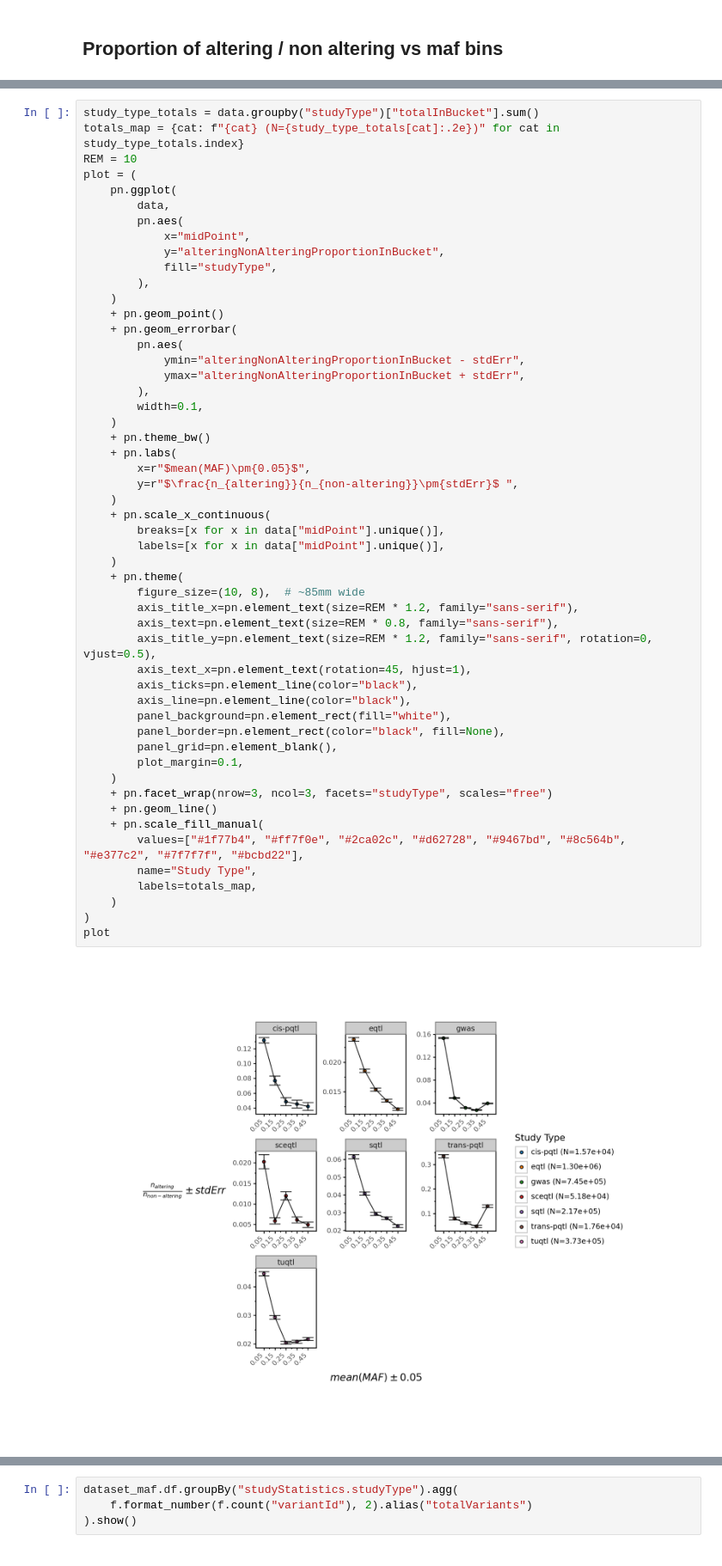
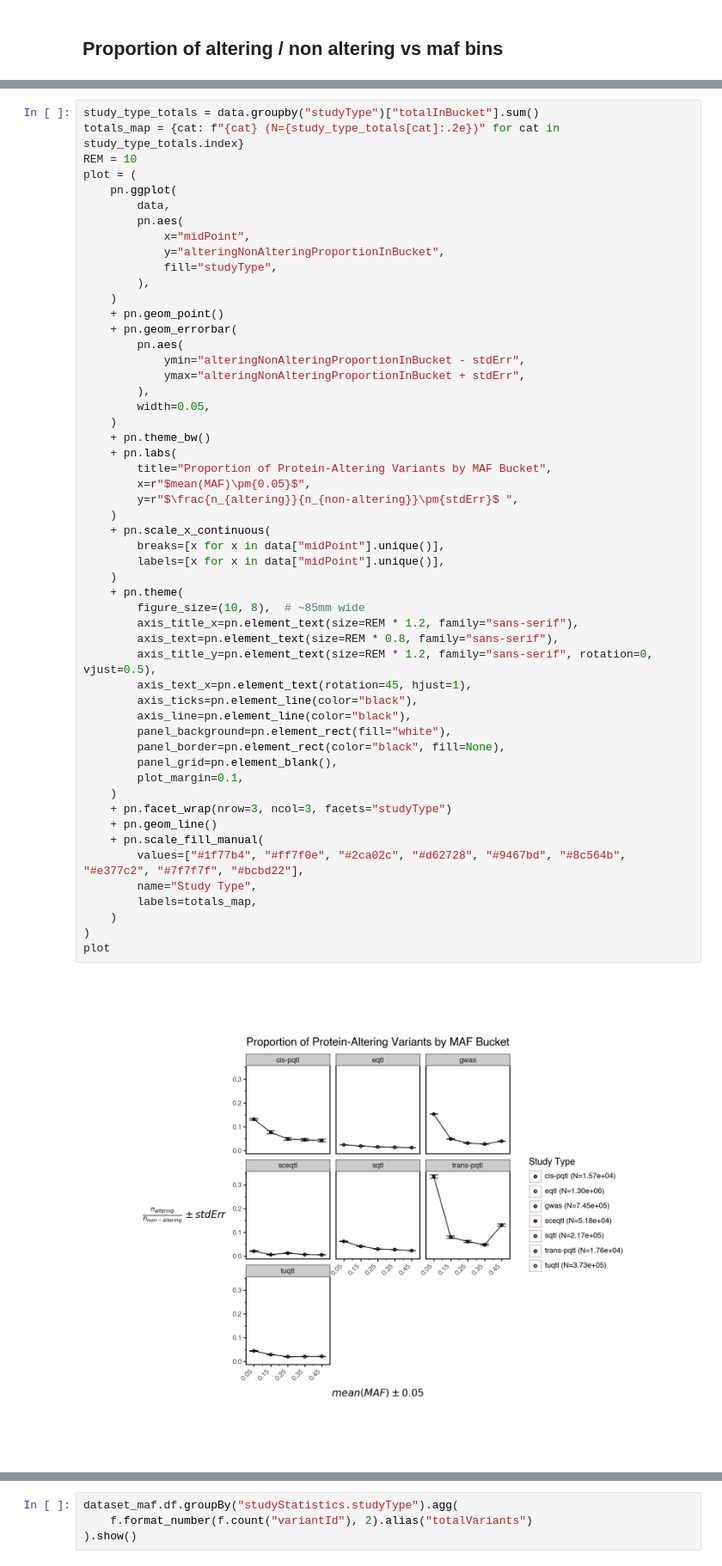
Before and after one commit to opentargets/Gentropy-manuscript, a Jupyter notebook: chapters/in_silico_effect_prediction/04_variant_functional_consequence.ipynb, the cells around one changed output, grey strips where cells are left out. Shown at 86% size. Drawn from its saved outputs; the diff is of its cells as text.

```diff
--- a/chapters/in_silico_effect_prediction/04_variant_functional_consequence.ipynb
+++ b/chapters/in_silico_effect_prediction/04_variant_functional_consequence.ipynb
@@ -177,38 +171,39 @@ plot = (
             ymin="alteringNonAlteringProportionInBucket - stdErr",
             ymax="alteringNonAlteringProportionInBucket + stdErr",
         ),
-        width=0.1,
+        width=0.05,
     )
     + pn.theme_bw()
     + pn.labs(
+        title="Proportion of Protein-Altering Variants by MAF Bucket",
         x=r"$mean(MAF)\pm{0.05}$",
         y=r"$\frac{n_{altering}}{n_{non-altering}}\pm{stdErr}$ ",
     )
     + pn.scale_x_continuous(
         breaks=[x for x in data["midPoint"].unique()],
         labels=[x for x in data["midPoint"].unique()],
     )
     + pn.theme(
         figure_size=(10, 8),  # ~85mm wide
         axis_title_x=pn.element_text(size=REM * 1.2, family="sans-serif"),
         axis_text=pn.element_text(size=REM * 0.8, family="sans-serif"),
         axis_title_y=pn.element_text(size=REM * 1.2, family="sans-serif", rotation=0, vjust=0.5),
         axis_text_x=pn.element_text(rotation=45, hjust=1),
         axis_ticks=pn.element_line(color="black"),
         axis_line=pn.element_line(color="black"),
         panel_background=pn.element_rect(fill="white"),
         panel_border=pn.element_rect(color="black", fill=None),
         panel_grid=pn.element_blank(),
         plot_margin=0.1,
     )
-    + pn.facet_wrap(nrow=3, ncol=3, facets="studyType", scales="free")
+    + pn.facet_wrap(nrow=3, ncol=3, facets="studyType")
     + pn.geom_line()
     + pn.scale_fill_manual(
         values=["#1f77b4", "#ff7f0e", "#2ca02c", "#d62728", "#9467bd", "#8c564b", "#e377c2", "#7f7f7f", "#bcbd22"],
         name="Study Type",
         labels=totals_map,
     )
 )
 plot
 # %% [output]
-[figure, old version]
+[figure, new version]
```
Also changed, not shown: parts of 23 cells of this notebook, 5 other files.
